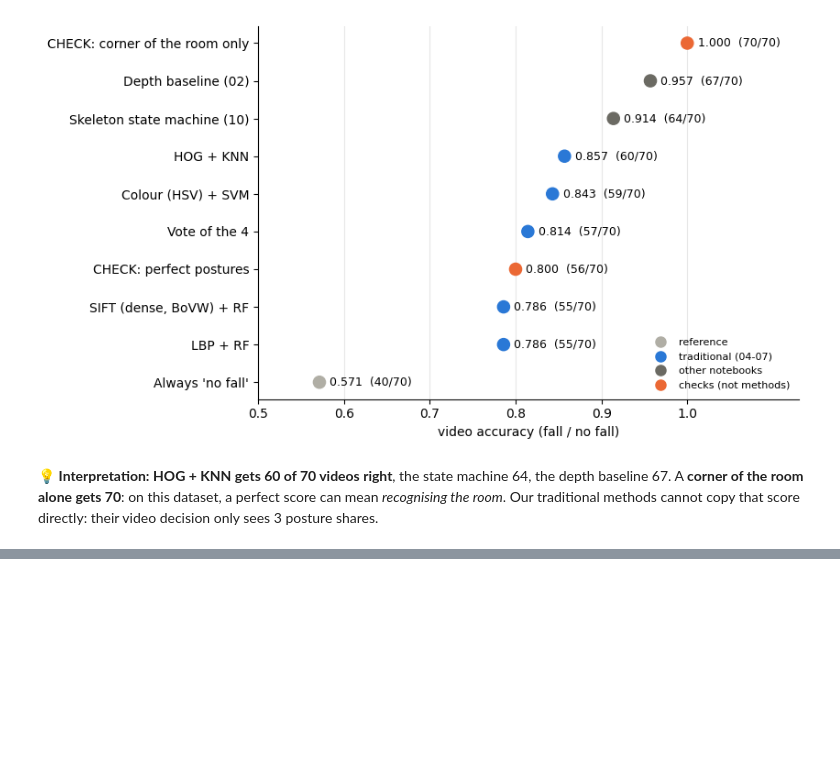
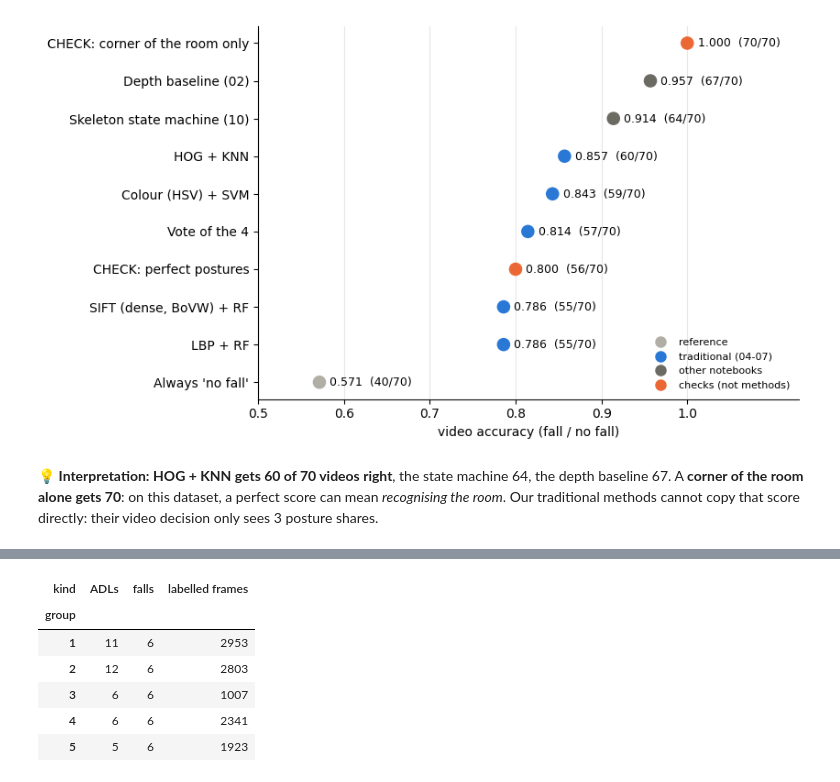
Before and after one commit to MahranAmor/UR-Fall-Detection, a Jupyter notebook: notebooks/08_traditional_benchmark.ipynb, the cells around one changed output, grey strips where cells are left out. Cells and saved outputs as stored; diff of their text form; code cells hidden in the pictures; blank space fills up the shorter version.

```diff
--- a/notebooks/08_traditional_benchmark.ipynb
+++ b/notebooks/08_traditional_benchmark.ipynb
@@ -336,0 +347,16 @@ Our traditional methods cannot copy that score directly: their video decision on
+# %%
+groups = pd.read_csv(Path("..") / "video_groups.csv")
+group_of = groups.set_index("video").group
+strict = frames.video.map(group_of).to_numpy()
+table = groups.assign(kind=np.where(groups.video.str.startswith("fall"), "falls", "ADLs")).groupby(["group", "kind"]).size().unstack()
+table["labelled frames"] = pd.Series(strict).value_counts()
+assert len(groups) == 70 and set(groups.video) == set(videos)
+table
+# %% [output]
+| kind | ADLs | falls | labelled frames |
+| group |  |  |  |
+| 1 | 11 | 6 | 2953 |
+| 2 | 12 | 6 | 2803 |
+| 3 | 6 | 6 | 1007 |
+| 4 | 6 | 6 | 2341 |
+| 5 | 5 | 6 | 1923 |
```
Also changed, not shown: parts of 14 cells of this notebook, 1 other file.
